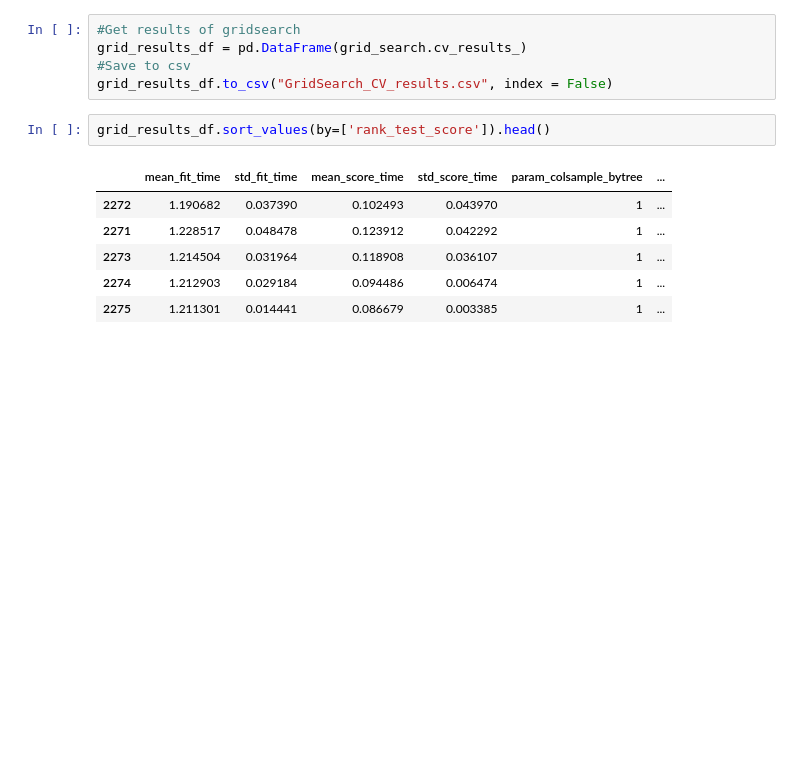
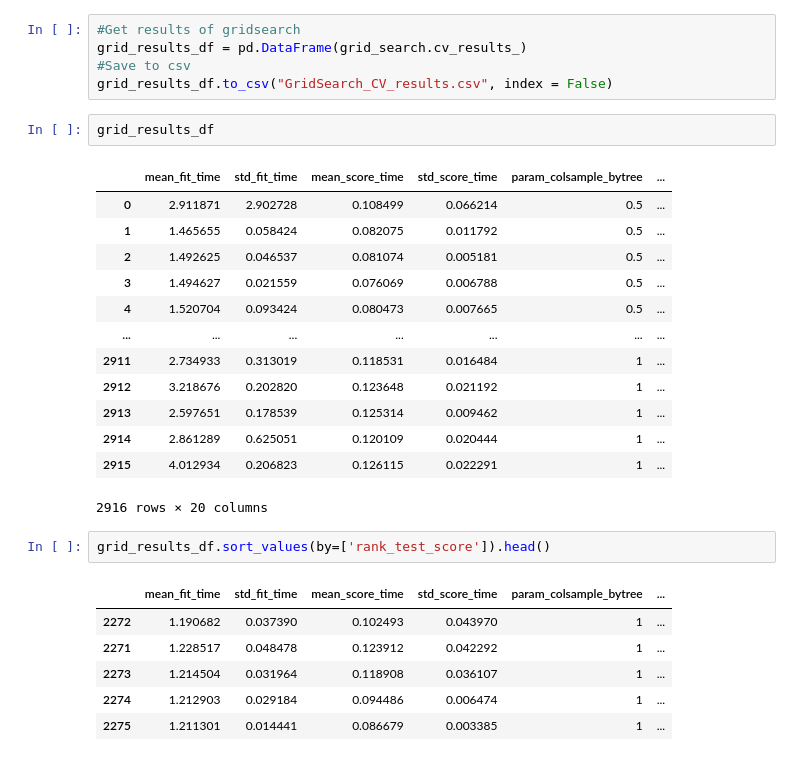
Before and after one commit to julian-fong/real-estate-predictor, a Jupyter notebook: model.ipynb, the cells around one changed output. Saved outputs shown, nothing was run; the diff lists cells and outputs as text; blank space fills up the shorter version.

```diff
--- a/model.ipynb
+++ b/model.ipynb
@@ -125,6 +163,22 @@ grid_search.fit(train_x, y_train)
 grid_results_df = pd.DataFrame(grid_search.cv_results_)
 #Save to csv
 grid_results_df.to_csv("GridSearch_CV_results.csv", index = False)
+# %%
+grid_results_df
+# %% [output]
+|  | mean_fit_time | std_fit_time | mean_score_time | std_score_time | param_colsample_bytree | ... |
+| 0 | 2.911871 | 2.902728 | 0.108499 | 0.066214 | 0.5 | ... |
+| 1 | 1.465655 | 0.058424 | 0.082075 | 0.011792 | 0.5 | ... |
+| 2 | 1.492625 | 0.046537 | 0.081074 | 0.005181 | 0.5 | ... |
+| 3 | 1.494627 | 0.021559 | 0.076069 | 0.006788 | 0.5 | ... |
+| 4 | 1.520704 | 0.093424 | 0.080473 | 0.007665 | 0.5 | ... |
+| ... | ... | ... | ... | ... | ... | ... |
+| 2911 | 2.734933 | 0.313019 | 0.118531 | 0.016484 | 1 | ... |
+| 2912 | 3.218676 | 0.202820 | 0.123648 | 0.021192 | 1 | ... |
+| 2913 | 2.597651 | 0.178539 | 0.125314 | 0.009462 | 1 | ... |
+| 2914 | 2.861289 | 0.625051 | 0.120109 | 0.020444 | 1 | ... |
+| 2915 | 4.012934 | 0.206823 | 0.126115 | 0.022291 | 1 | ... |
+2916 rows × 20 columns
 # %%
 grid_results_df.sort_values(by=['rank_test_score']).head()
 # %% [output]
```
Also changed, not shown: parts of 15 cells of this notebook, 3 other files.
